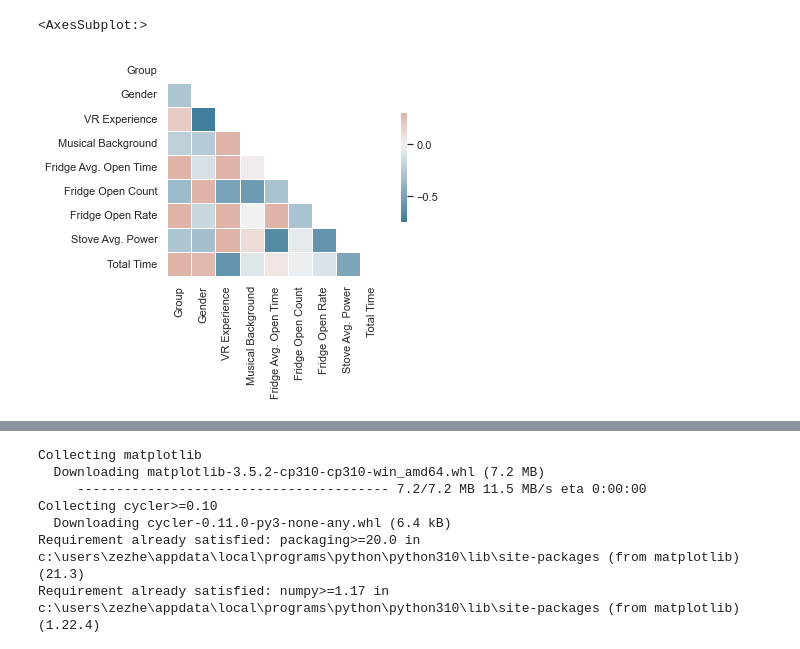
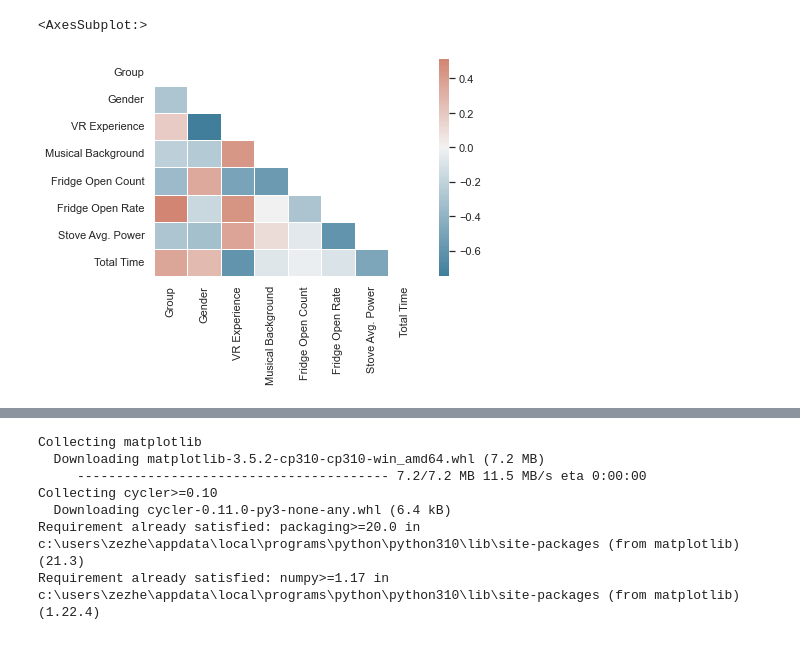
Before and after one commit to kiki0805/vr-sound-sustainability, a Jupyter notebook: Analysis/handle_log.ipynb, the cells around one changed output, grey strips where cells are left out. Cells and saved outputs as stored; diff of their text form; code cells hidden in the pictures.

```diff
--- a/Analysis/handle_log.ipynb
+++ b/Analysis/handle_log.ipynb
@@ -13,23 +13,24 @@ import numpy as np
 df = pd.read_csv('Quantitatve Data.csv')
 # %%
 df = df.drop('Age', axis=1)
+df = df.drop('Fridge Avg. Open Time', axis=1)
 # %%
+# https://www.researchgate.net/figure/Meaning-of-Pearson-correlation-coefficient-value-r_tbl1_299402589
 sns.set_theme(style="white")
-corr = df.corr()
+corr = df.corr() # Pearson correlation coefficient
 
 # Generate a mask for the upper triangle
 mask = np.triu(np.ones_like(corr, dtype=bool))
 
 
 # Generate a custom diverging colormap
 cmap = sns.diverging_palette(230, 20, as_cmap=True)
 
 # Draw the heatmap with the mask and correct aspect ratio
-sns.heatmap(corr, mask=mask, cmap=cmap, vmax=.3, center=0,
-            square=True, linewidths=.5, cbar_kws={"shrink": .5})
+sns.heatmap(corr, mask=mask, cmap=cmap, center=0, linewidths=1)
 # %% [output]
 <AxesSubplot:>
-[figure, old version]
+[figure, new version]
 # %%
 df.corr().style.background_gradient(cmap='coolwarm')
 # %% [output]
```
Also changed, not shown: parts of 1 cell of this notebook.
